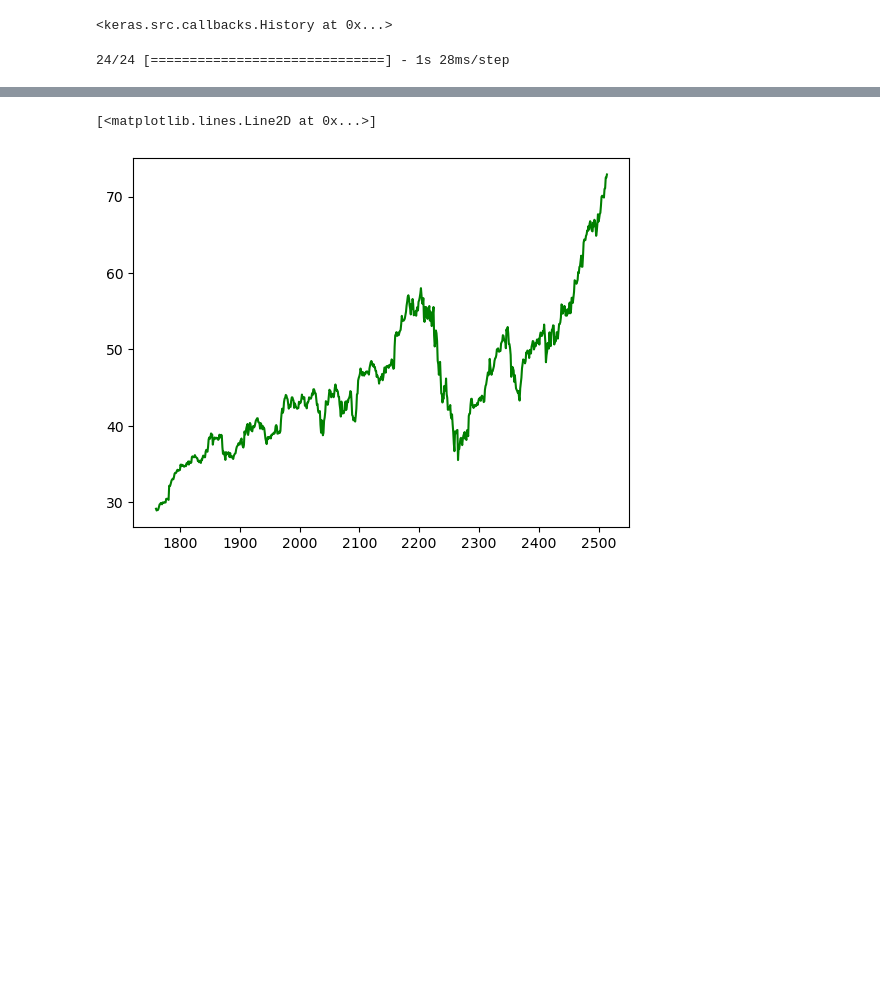
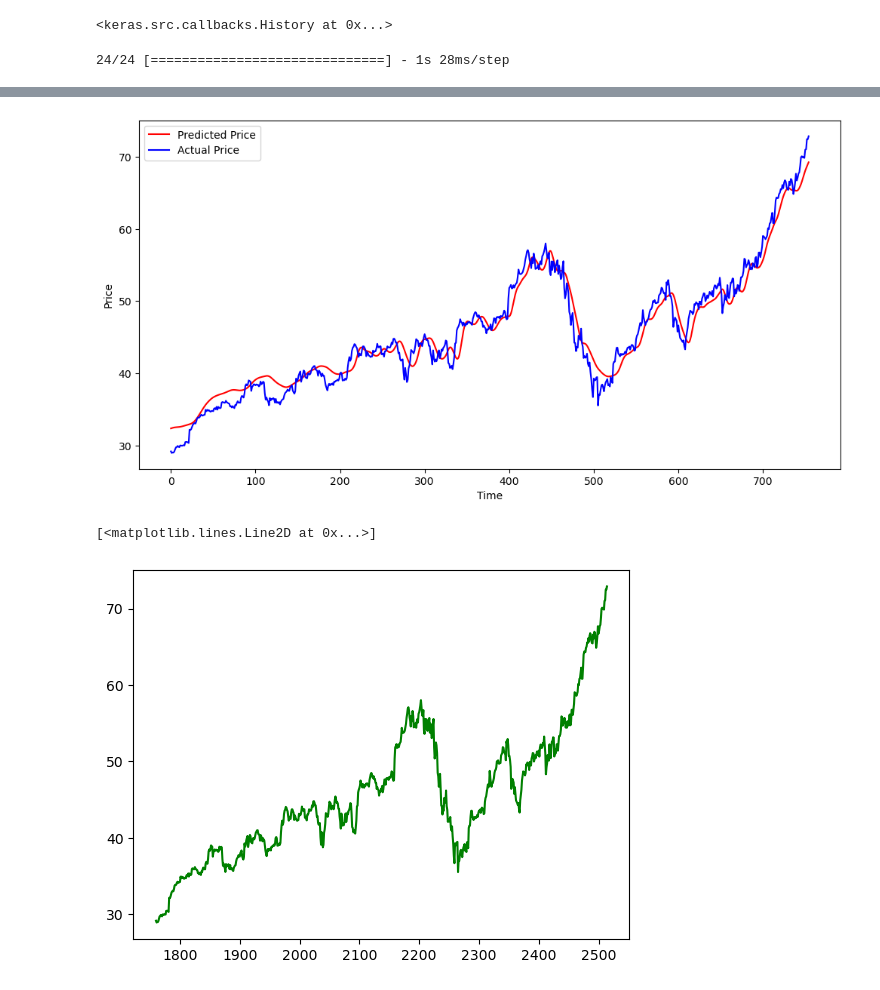
Before and after one commit to ChanYungKim/Stock_Prediction_Web_App, a Jupyter notebook: Stock_Prediction_Web_App.ipynb, the cells around one changed output, grey strips where cells are left out. Drawn from its saved outputs; the diff is of its cells as text; code cells hidden in the pictures; blank space fills up the shorter version.

```diff
--- a/Stock_Prediction_Web_App.ipynb
+++ b/Stock_Prediction_Web_App.ipynb
@@ -187,3 +195,18 @@ plt.show()
+# %%
+data_testing_index_reset = np.array(data_testing ['Close'])
+
+#print (y_predicted_scaled_back)
+#print (data_testing_index_reset)
+
+plt.figure(figsize = (12, 6))
+plt.plot(y_predicted_scaled_back, 'r', label = "Predicted Price")
+plt.plot(data_testing_index_reset, 'b', label = "Actual Price")
+plt.xlabel('Time')
+plt.ylabel('Price')
+plt.legend()
+plt.show()
+# %% [output]
+[figure, added]
 # %%
 plt.plot(data_testing, 'g', label = "Actual Testing Price")
 # %% [output]
```
Also changed, not shown: parts of 4 cells of this notebook.
